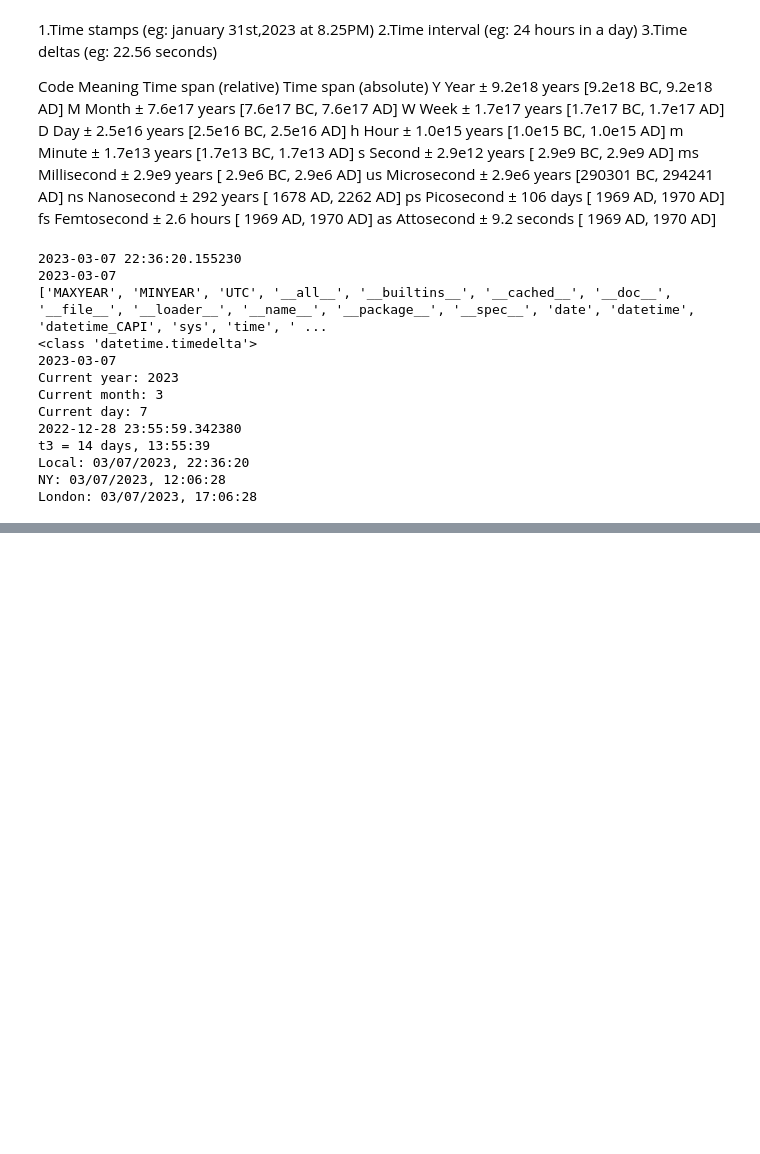
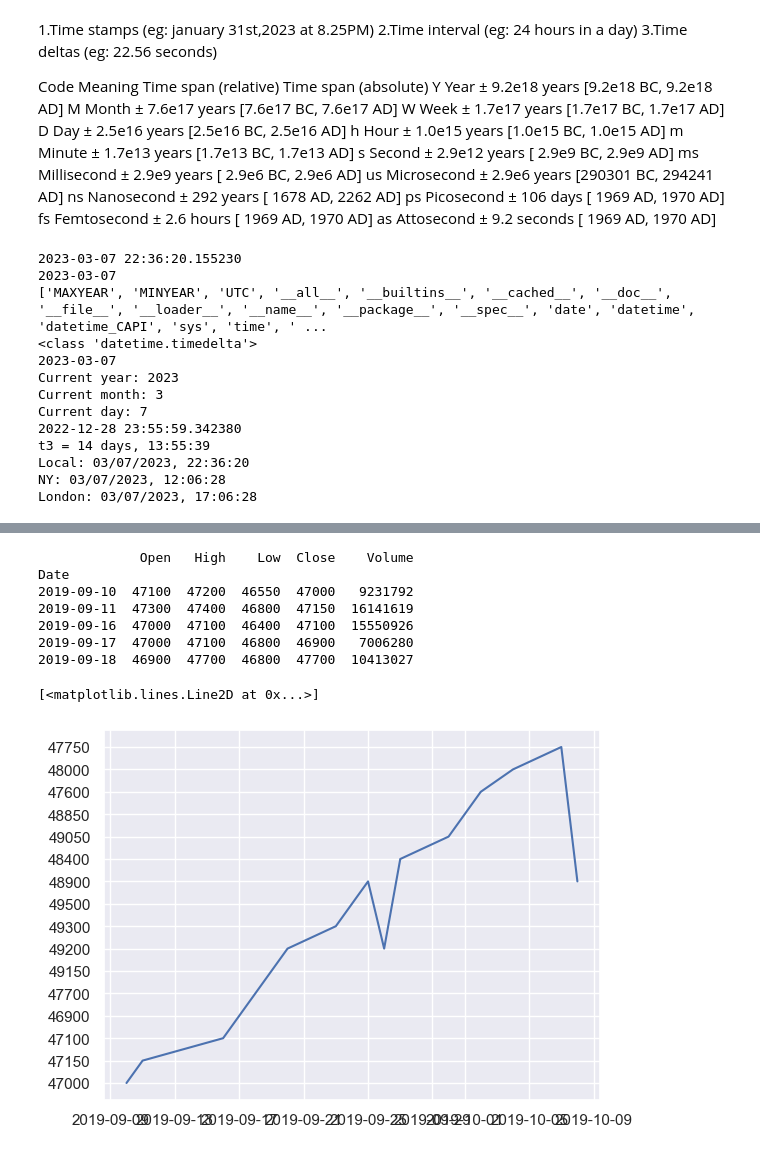
Before and after one commit to VedaVinothiniShastra/DS_PT_2, a Jupyter notebook: Day 9.ipynb, the cells around one changed output, grey strips where cells are left out. Cells and saved outputs as stored; diff of their text form; code cells hidden in the pictures; blank space fills up the shorter version.

```diff
--- a/Day 9.ipynb
+++ b/Day 9.ipynb
@@ -206,0 +336,20 @@ London: 03/07/2023, 17:06:28
+# %%
+import pandas_datareader.data as web
+import datetime
+import matplotlib.pyplot as plt
+import seaborn; seaborn.set()
+#KOSPI, KOSDAQ
+df = web.DataReader('005930', 'naver', start='2019-09-10', end='2019-10-09')
+print(df.head())
+df=df['Close']
+plt.plot(df)
+# %% [output]
+             Open   High    Low  Close    Volume
+Date
+2019-09-10  47100  47200  46550  47000   9231792
+2019-09-11  47300  47400  46800  47150  16141619
+2019-09-16  47000  47100  46400  47100  15550926
+2019-09-17  47000  47100  46800  46900   7006280
+2019-09-18  46900  47700  46800  47700  10413027
+[<matplotlib.lines.Line2D at 0x...>]
+[figure, added]
```
Also changed, not shown: parts of 7 cells of this notebook, 1 other file.
